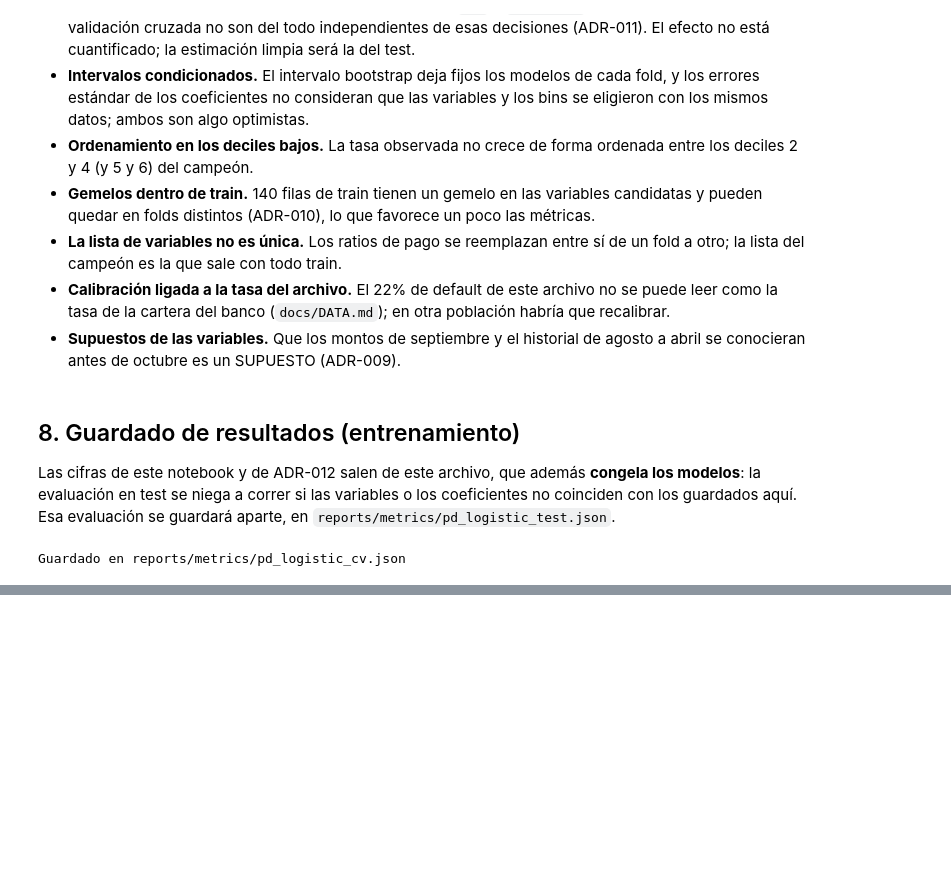
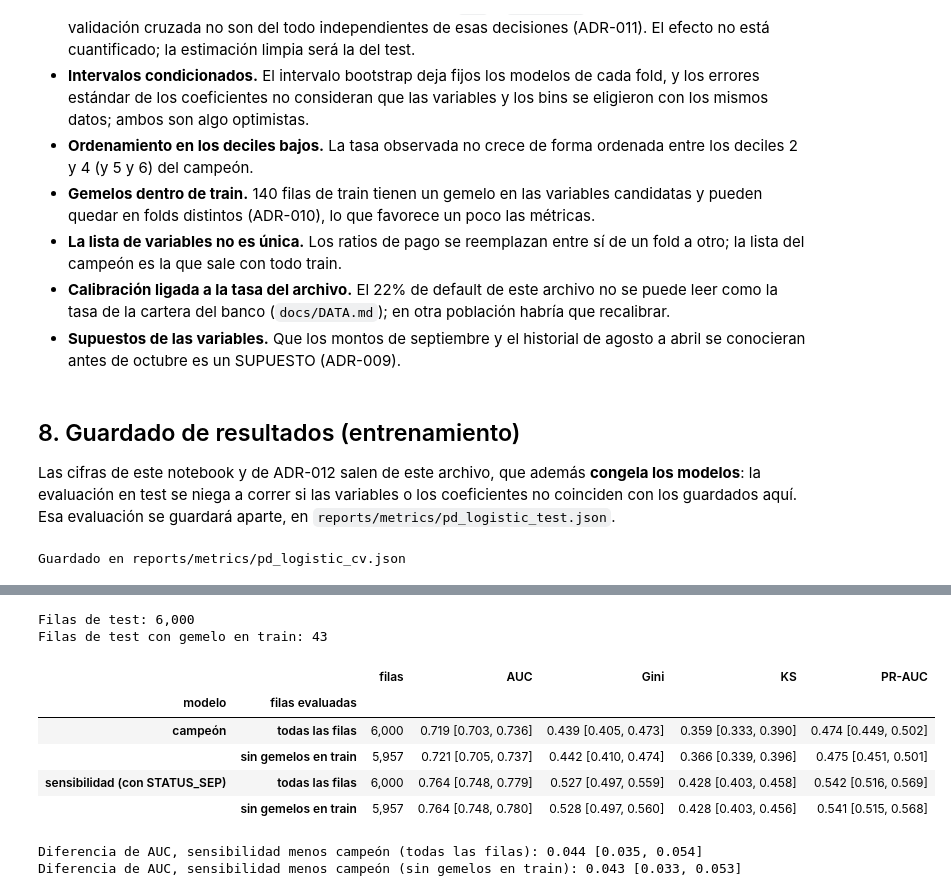
Before and after one commit to caleb9898/Credit-risk-scorecard-collections, a Jupyter notebook: notebooks/03_pd_model_logistic.ipynb, the cells around one changed output, grey strips where cells are left out. Drawn from its saved outputs; the diff is of its cells as text; code cells hidden in the pictures; blank space fills up the shorter version.

```diff
--- a/notebooks/03_pd_model_logistic.ipynb
+++ b/notebooks/03_pd_model_logistic.ipynb
@@ -485,0 +492,47 @@ Guardado en reports/metrics/pd_logistic_cv.json
+# %%
+from creditrisk.models.final_evaluation import evaluate_on_test
+
+test_report = evaluate_on_test(
+    models, compare=("sensitivity_with_status_sep", "champion"), n_boot=1000
+)
+print(f"Filas de test: {test_report['n_test_rows']:,}")
+print(f"Filas de test con gemelo en train: {test_report['n_test_rows_with_twin_in_train']}")
+# %% [output]
+Filas de test: 6,000
+Filas de test con gemelo en train: 43
+# %%
+SUBSETS = {"all_rows": "todas las filas", "without_twins": "sin gemelos en train"}
+rows = {}
+for name, by_subset in test_report["models"].items():
+    for subset, label in SUBSETS.items():
+        r = by_subset[subset]
+        row = {"filas": f"{r['n_rows']:,}"}
+        for metric, metric_label in [
+            ("auc", "AUC"),
+            ("gini", "Gini"),
+            ("ks", "KS"),
+            ("pr_auc", "PR-AUC"),
+        ]:
+            m = r[metric]
+            row[metric_label] = f"{m['estimate']:.3f} [{m['low']:.3f}, {m['high']:.3f}]"
+        rows[(NAMES[name], label)] = row
+test_discrimination = pd.DataFrame(rows).T
+test_discrimination.index.names = ["modelo", "filas evaluadas"]
+display(test_discrimination)
+
+diff = test_report["auc_difference"]
+for subset, label in SUBSETS.items():
+    d = diff[subset]
+    print(
+        f"Diferencia de AUC, sensibilidad menos campeón ({label}): "
+        f"{d['estimate']:.3f} [{d['low']:.3f}, {d['high']:.3f}]"
+    )
+# %% [output]
+|  |  | filas | AUC | Gini | KS | PR-AUC |
+| modelo | filas evaluadas |  |  |  |  |  |
+| campeón | todas las filas | 6,000 | 0.719 [0.703, 0.736] | 0.439 [0.405, 0.473] | 0.359 [0.333, 0.390] | 0.474 [0.449, 0.502] |
+|  | sin gemelos en train | 5,957 | 0.721 [0.705, 0.737] | 0.442 [0.410, 0.474] | 0.366 [0.339, 0.396] | 0.475 [0.451, 0.501] |
+| sensibilidad (con STATUS_SEP) | todas las filas | 6,000 | 0.764 [0.748, 0.779] | 0.527 [0.497, 0.559] | 0.428 [0.403, 0.458] | 0.542 [0.516, 0.569] |
+|  | sin gemelos en train | 5,957 | 0.764 [0.748, 0.780] | 0.528 [0.497, 0.560] | 0.428 [0.403, 0.456] | 0.541 [0.515, 0.568] |
+Diferencia de AUC, sensibilidad menos campeón (todas las filas): 0.044 [0.035, 0.054]
+Diferencia de AUC, sensibilidad menos campeón (sin gemelos en train): 0.043 [0.033, 0.053]
```
Also changed, not shown: parts of 5 cells of this notebook, 3 other files.
